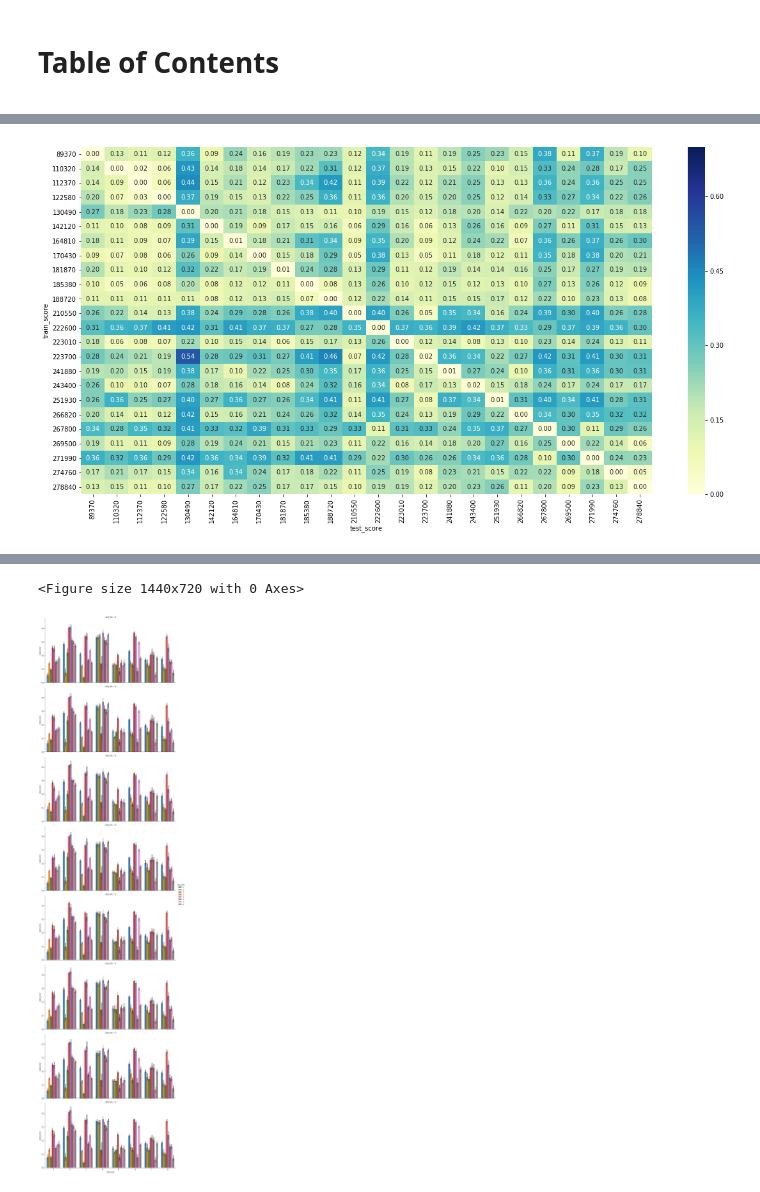
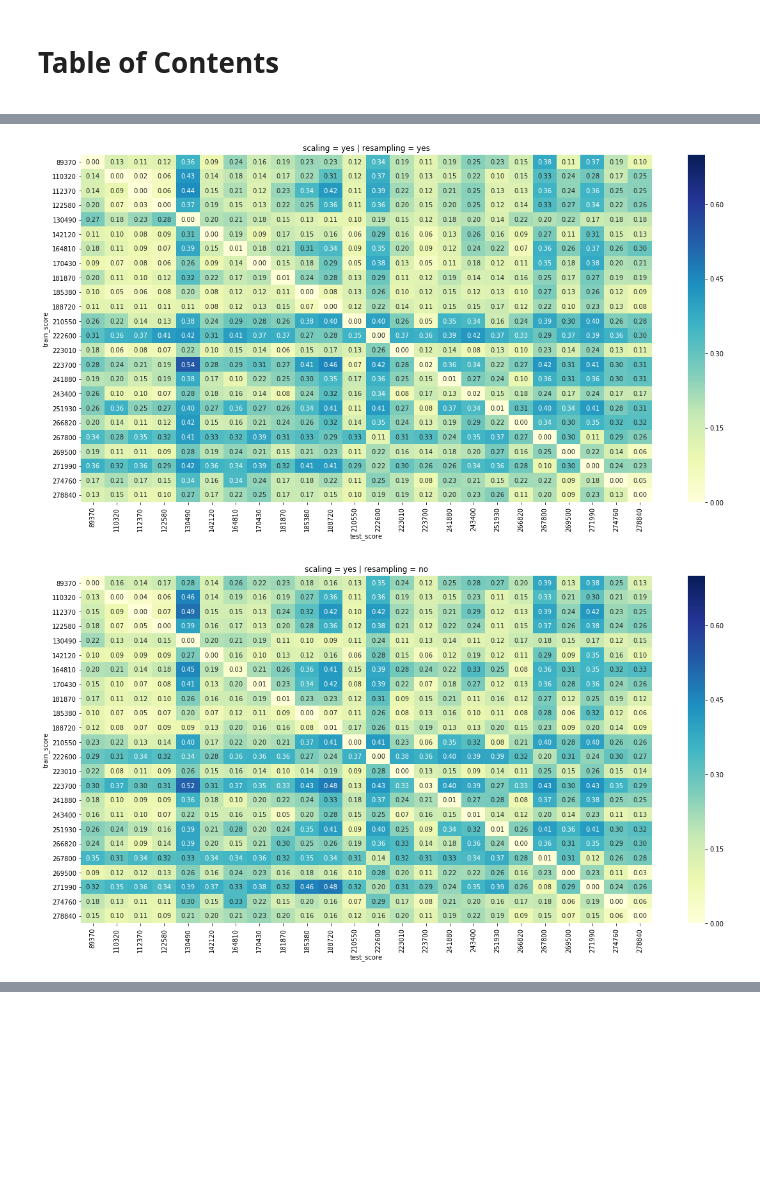
Before and after one commit to dsmilab/Taiko-Master, a Jupyter notebook: util/doraemon_analysis.ipynb, the cells around one changed output, grey strips where cells are left out. Cells and saved outputs as stored; diff of their text form; code cells hidden in the pictures; blank space fills up the shorter version.

Commit message:
"multi_error" seems to be no corr with beat result info.

```diff
--- a/util/doraemon_analysis.ipynb
+++ b/util/doraemon_analysis.ipynb
@@ -9,6 +7,3 @@ import seaborn as sns
 import numpy as np
 import pandas as pd
 from tqdm import tqdm
-# %%
-result_df = pd.read_csv('CSV/song1_result.csv')
-result_df
@@ -34,6 +43,7 @@ result_df
 # %%
-ming_df = result_df[(result_df['train_who'] == result_df['test_who'])
-                    & (result_df['train_who'] == result_df['valid_who'])]
+df = result_df
+ming_df = df[(df['train_who'] == df['test_who'])
+             & (df['train_who'] == df['valid_who'])]
 # %%
 ming_df
 # %% [output]
@@ -63,0 +68,8 @@ plt.show()
+# %%
+f, axes = plt.subplots(2, 2, sharex='all', sharey='all', figsize=(15, 10))
+for i, scl_prefix in enumerate(PREFIX):
+    for j, re_prefix in enumerate(PREFIX):
+        df = ming_df[(ming_df['scaling'] == scl_prefix) & (ming_df['resampling'] == re_prefix)]
+        sns.barplot(x='train_who', y='multi_error', data=df, ax=axes[i, j])
+        axes[i, j].set_title('scaling = %s | resampling = %s' % (scl_prefix, re_prefix))
+plt.show()
@@ -64,7 +78,20 @@ plt.show()
 # %%
-df = result_df.groupby(['train_score', 'test_score'])['multi_error'].mean().reset_index()
-plt.figure(figsize=(20, 10))
-sns.heatmap(df.pivot('train_score', 'test_score', 'multi_error'), annot=True, fmt=".2f", cmap="YlGnBu", vmax=0.7)
-plt.show()
+for i, scl_prefix in enumerate(PREFIX):
+    for j, re_prefix in enumerate(PREFIX):
+        df = result_df[(result_df['scaling'] == scl_prefix)
+                       & (result_df['resampling'] == re_prefix)]
+        df = df.groupby(['train_score',
+                         'test_score'])['multi_error'].mean().reset_index()
+
+        plt.figure(figsize=(20, 10))
+        sns.heatmap(
+            df.pivot('train_score', 'test_score', 'multi_error'),
+            annot=True,
+            fmt=".2f",
+            cmap="YlGnBu",
+            vmax=0.7)
+        plt.title('scaling = %s | resampling = %s' % (scl_prefix, re_prefix))
+        plt.show()
 # %% [output]
-[figure, old version]
+[figure, new version]
+[figure, added]
@@ -71,7 +99,0 @@ plt.show()
-# %%
-plt.figure(figsize=(20, 10))
-sns.catplot(y='multi_error', x='train_who', data=result_df, hue='test_who', row='valid_who', kind='bar', height=6, aspect=2)
-plt.show()
-# %% [output]
-<Figure size 1440x720 with 0 Axes>
-[figure, removed]
```
Also changed, not shown: parts of 7 cells of this notebook, 5 other files.
